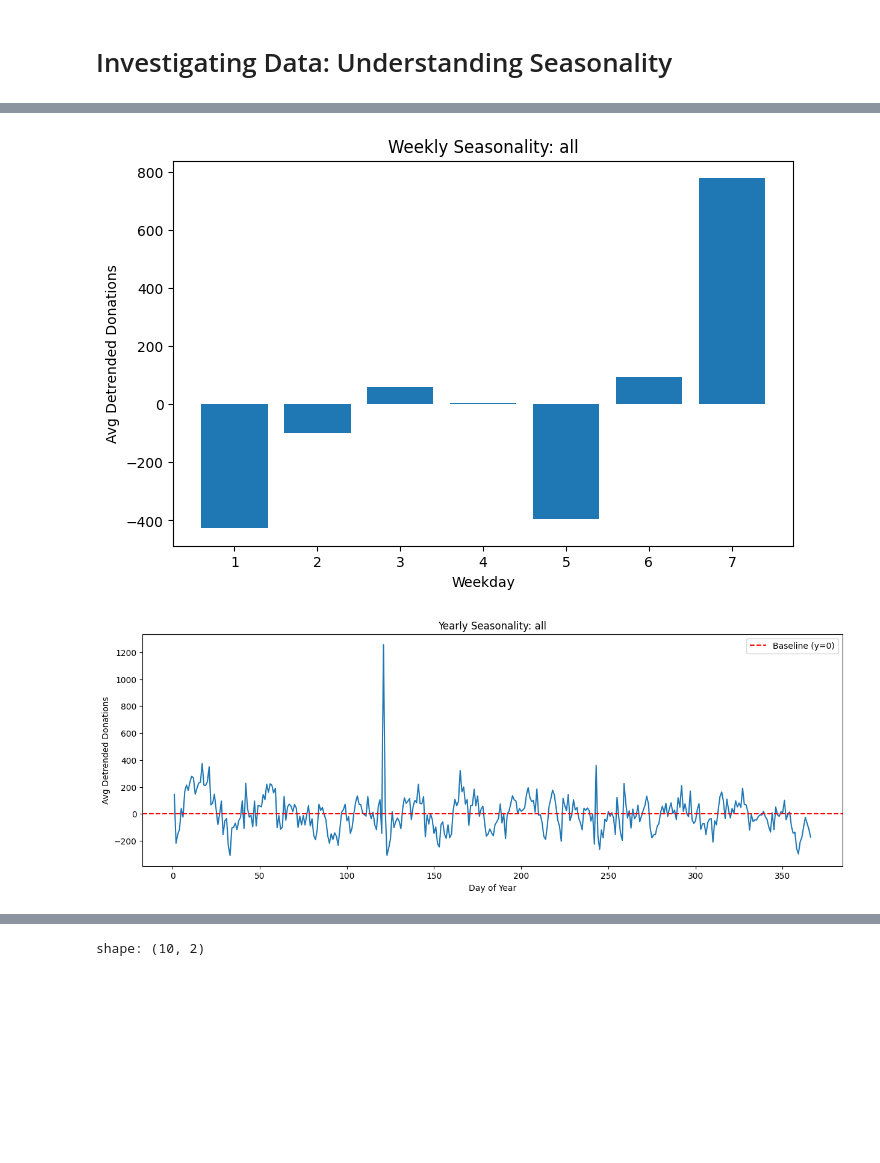
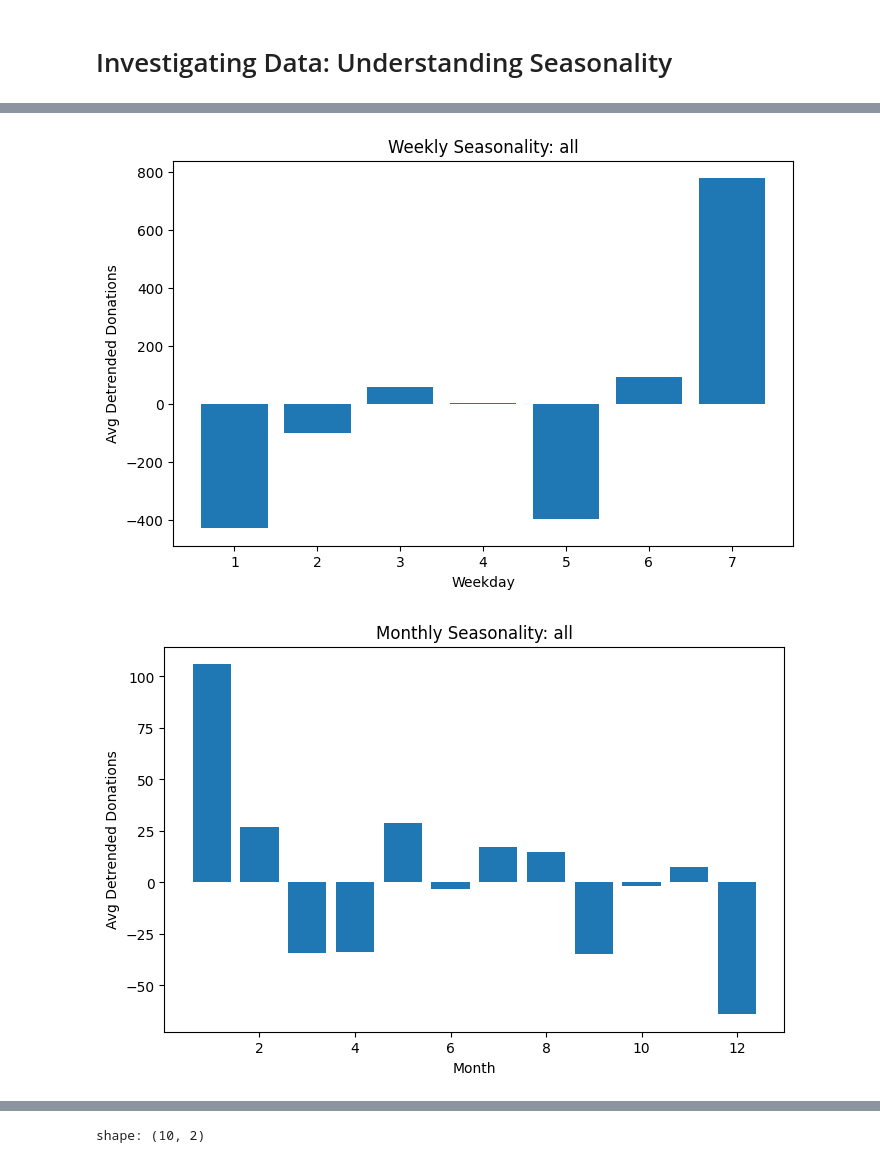
Before and after one commit to jasperschroeder/MalaysiaBloodDonations, a Jupyter notebook: MalaysiaBloodDonation/1_Initial_Notebook.ipynb, the cells around one changed output, grey strips where cells are left out. Drawn from its saved outputs; the diff is of its cells as text; code cells hidden in the pictures; blank space fills up the shorter version.

```diff
--- a/MalaysiaBloodDonation/1_Initial_Notebook.ipynb
+++ b/MalaysiaBloodDonation/1_Initial_Notebook.ipynb
@@ -497,9 +380,22 @@ df_all = df_all.with_columns(
 # %%
 df_all = df_all.with_columns([
     pl.col("date").dt.weekday().alias("weekday"),
+    pl.col("date").dt.month().alias("month"),
     pl.col("date").dt.ordinal_day().alias("day_of_year")
 ])
 # %%
+def group_dfs(df: pl.dataframe, group_col: str) -> pl.dataframe:
+
+    df = df.group_by(group_col).agg(
+
+    )
+
+    return df
+
+
+
+
+
 seasonality_by_weekday = df_all.group_by("weekday").agg(
     pl.col("detrended_all").mean().alias("all_avg_seasonality"),
     pl.col("detrended_a").mean().alias("a_avg_seasonality"),
@@ -507,6 +403,14 @@ seasonality_by_weekday = df_all.group_by("weekday").agg(
     pl.col("detrended_ab").mean().alias("ab_avg_seasonality"),
     pl.col("detrended_o").mean().alias("o_avg_seasonality")
 ).sort("weekday")
+
+seasonality_by_month = df_all.group_by("month").agg(
+    pl.col("detrended_all").mean().alias("all_avg_seasonality"),
+    pl.col("detrended_a").mean().alias("a_avg_seasonality"),
+    pl.col("detrended_b").mean().alias("b_avg_seasonality"),
+    pl.col("detrended_ab").mean().alias("ab_avg_seasonality"),
+    pl.col("detrended_o").mean().alias("o_avg_seasonality")
+).sort("month")
 
 seasonality_by_dayofyear = df_all.group_by("day_of_year").agg(
     pl.col("detrended_all").mean().alias("all_avg_seasonality"),
@@ -519,24 +423,32 @@ seasonality_by_dayofyear = df_all.group_by("day_of_year").agg(
 # %%
 blood_type = 'all'
 
 
 # Weekly seasonality
 plt.figure(figsize=(8,5))
 plt.bar(seasonality_by_weekday["weekday"].to_numpy(), seasonality_by_weekday[f"{blood_type}_avg_seasonality"].to_numpy())
 plt.title(f"Weekly Seasonality: {blood_type}")
 plt.xlabel("Weekday")
 plt.ylabel("Avg Detrended Donations")
 plt.show()
 
+# Weekly seasonality
+plt.figure(figsize=(8,5))
+plt.bar(seasonality_by_month["month"].to_numpy(), seasonality_by_month[f"{blood_type}_avg_seasonality"].to_numpy())
+plt.title(f"Monthly Seasonality: {blood_type}")
+plt.xlabel("Month")
+plt.ylabel("Avg Detrended Donations")
+plt.show()
+
 # Yearly seasonality
-plt.figure(figsize=(15,5))
+plt.figure(figsize=(8,5))
 plt.plot(seasonality_by_dayofyear["day_of_year"].to_numpy(), seasonality_by_dayofyear[f"{blood_type}_avg_seasonality"].to_numpy())
 plt.axhline(y=0, color='red', linestyle='--', label='Baseline (y=0)')
 plt.title(f"Yearly Seasonality: {blood_type}")
 plt.xlabel("Day of Year")
 plt.ylabel("Avg Detrended Donations")
 plt.legend()
 plt.show()
 # %% [output]
 [figure]
-[figure, old version]
+[figure, new version]
```
Also changed, not shown: parts of 25 cells of this notebook.
